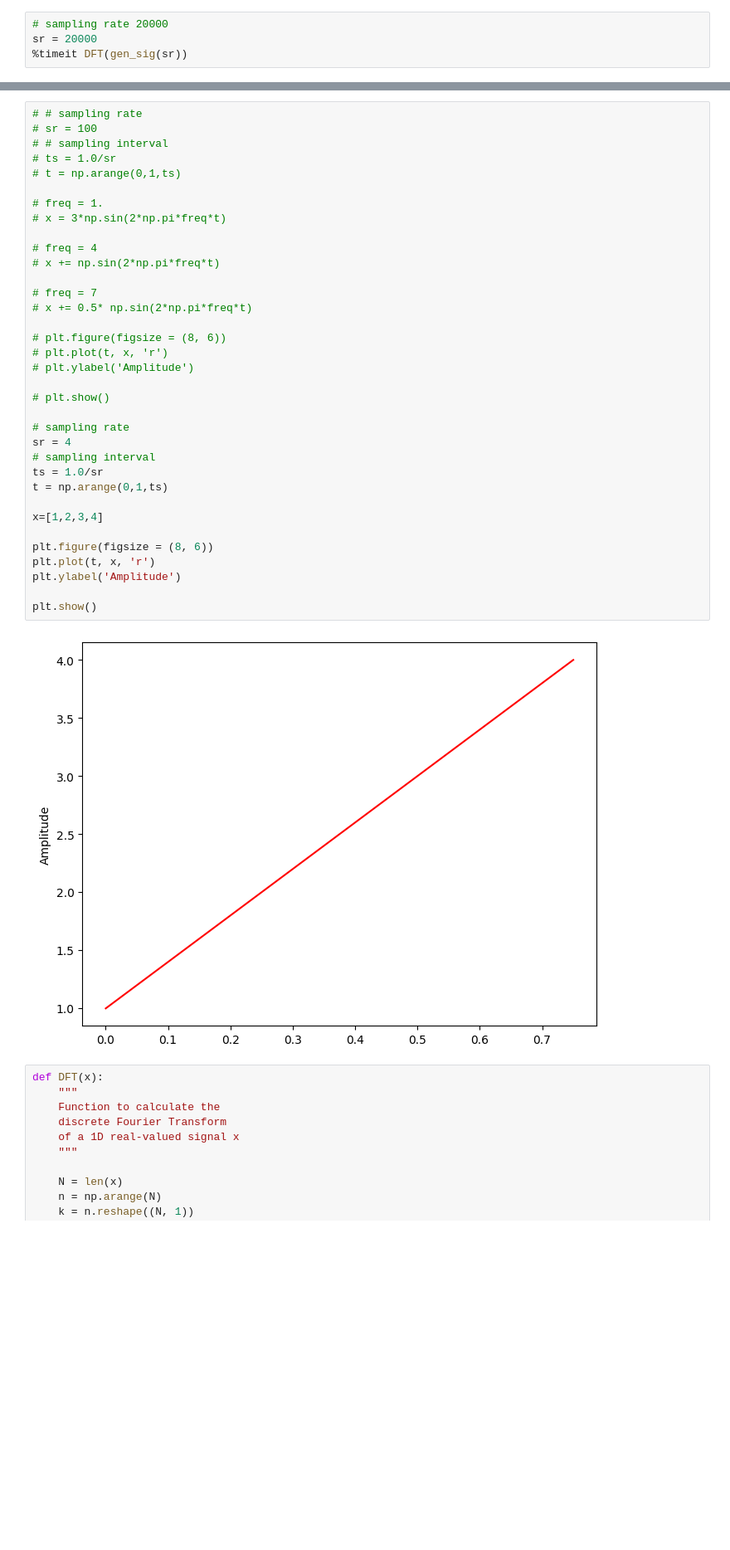
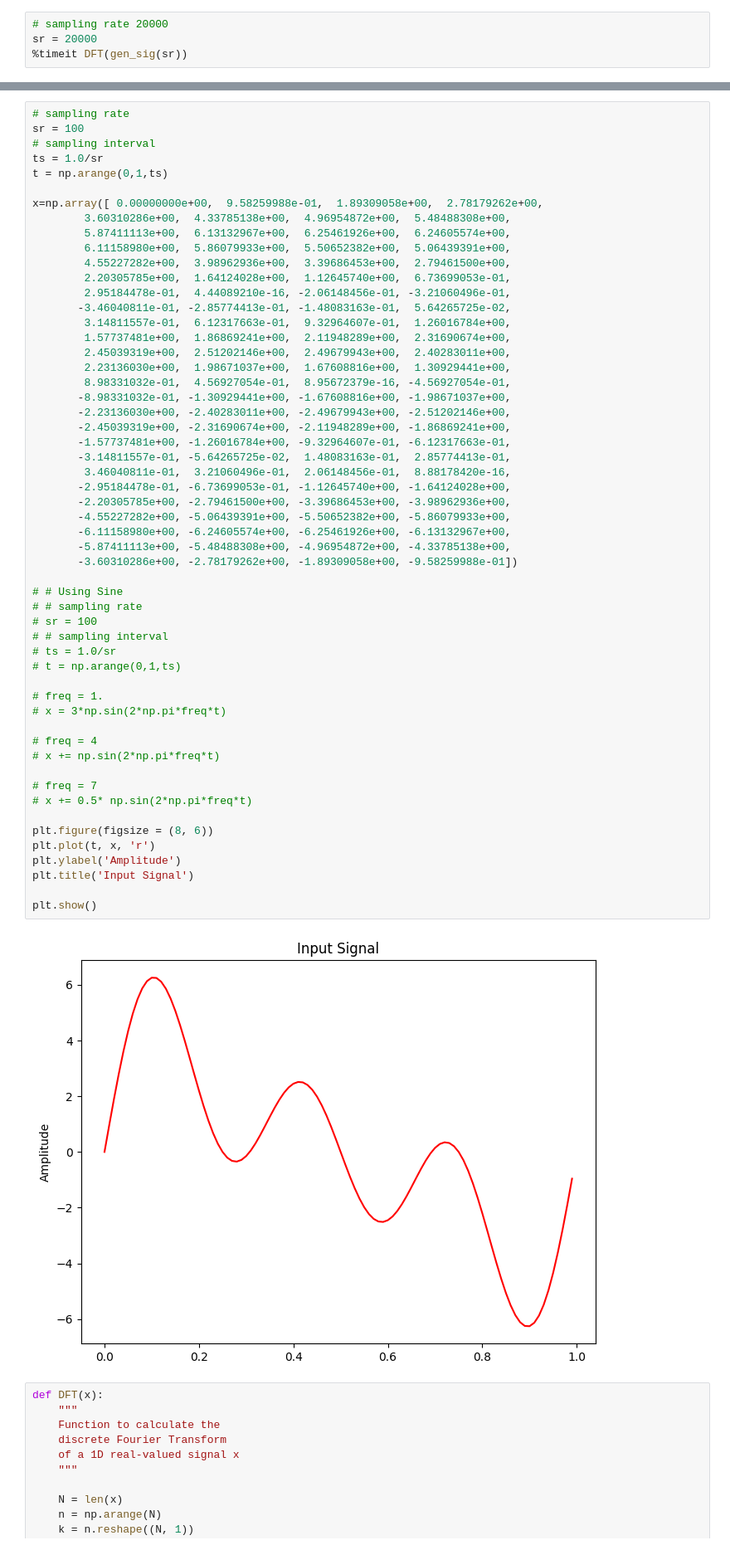
Before and after one commit to ReinerJasin/sound-and-music-computing-notes, a Jupyter notebook: project/code/tes.ipynb, the cells around one changed output, grey strips where cells are left out. Shown: that part at 83% size. Cells and saved outputs as stored; diff of their text form; blank space fills up the shorter version.

Commit message:
feat: DFT implementation on explicit array

```diff
--- a/project/code/tes.ipynb
+++ b/project/code/tes.ipynb
@@ -221,40 +221,60 @@ sr = 20000
 # %%
+# sampling rate
+sr = 100
+# sampling interval
+ts = 1.0/sr
+t = np.arange(0,1,ts)
+
+x=np.array([ 0.00000000e+00,  9.58259988e-01,  1.89309058e+00,  2.78179262e+00,
+        3.60310286e+00,  4.33785138e+00,  4.96954872e+00,  5.48488308e+00,
+        5.87411113e+00,  6.13132967e+00,  6.25461926e+00,  6.24605574e+00,
+        6.11158980e+00,  5.86079933e+00,  5.50652382e+00,  5.06439391e+00,
+        4.55227282e+00,  3.98962936e+00,  3.39686453e+00,  2.79461500e+00,
+        2.20305785e+00,  1.64124028e+00,  1.12645740e+00,  6.73699053e-01,
+        2.95184478e-01,  4.44089210e-16, -2.06148456e-01, -3.21060496e-01,
+       -3.46040811e-01, -2.85774413e-01, -1.48083163e-01,  5.64265725e-02,
+        3.14811557e-01,  6.12317663e-01,  9.32964607e-01,  1.26016784e+00,
+        1.57737481e+00,  1.86869241e+00,  2.11948289e+00,  2.31690674e+00,
+        2.45039319e+00,  2.51202146e+00,  2.49679943e+00,  2.40283011e+00,
+        2.23136030e+00,  1.98671037e+00,  1.67608816e+00,  1.30929441e+00,
+        8.98331032e-01,  4.56927054e-01,  8.95672379e-16, -4.56927054e-01,
+       -8.98331032e-01, -1.30929441e+00, -1.67608816e+00, -1.98671037e+00,
+       -2.23136030e+00, -2.40283011e+00, -2.49679943e+00, -2.51202146e+00,
+       -2.45039319e+00, -2.31690674e+00, -2.11948289e+00, -1.86869241e+00,
+       -1.57737481e+00, -1.26016784e+00, -9.32964607e-01, -6.12317663e-01,
+       -3.14811557e-01, -5.64265725e-02,  1.48083163e-01,  2.85774413e-01,
+        3.46040811e-01,  3.21060496e-01,  2.06148456e-01,  8.88178420e-16,
+       -2.95184478e-01, -6.73699053e-01, -1.12645740e+00, -1.64124028e+00,
+       -2.20305785e+00, -2.79461500e+00, -3.39686453e+00, -3.98962936e+00,
+       -4.55227282e+00, -5.06439391e+00, -5.50652382e+00, -5.86079933e+00,
+       -6.11158980e+00, -6.24605574e+00, -6.25461926e+00, -6.13132967e+00,
+       -5.87411113e+00, -5.48488308e+00, -4.96954872e+00, -4.33785138e+00,
+       -3.60310286e+00, -2.78179262e+00, -1.89309058e+00, -9.58259988e-01])
+
+# # Using Sine
 # # sampling rate
 # sr = 100
 # # sampling interval
 # ts = 1.0/sr
 # t = np.arange(0,1,ts)
 
 # freq = 1.
 # x = 3*np.sin(2*np.pi*freq*t)
 
 # freq = 4
 # x += np.sin(2*np.pi*freq*t)
 
 # freq = 7
 # x += 0.5* np.sin(2*np.pi*freq*t)
 
-# plt.figure(figsize = (8, 6))
-# plt.plot(t, x, 'r')
-# plt.ylabel('Amplitude')
-
-# plt.show()
-
-# sampling rate
-sr = 4
-# sampling interval
-ts = 1.0/sr
-t = np.arange(0,1,ts)
-
-x=[1,2,3,4]
-
 plt.figure(figsize = (8, 6))
 plt.plot(t, x, 'r')
 plt.ylabel('Amplitude')
+plt.title('Input Signal')
 
 plt.show()
 # %% [output]
-[figure, old version]
+[figure, new version]
 # %%
 def DFT(x):
     """
```
Also changed, not shown: parts of 8 cells of this notebook, 1 other file.
